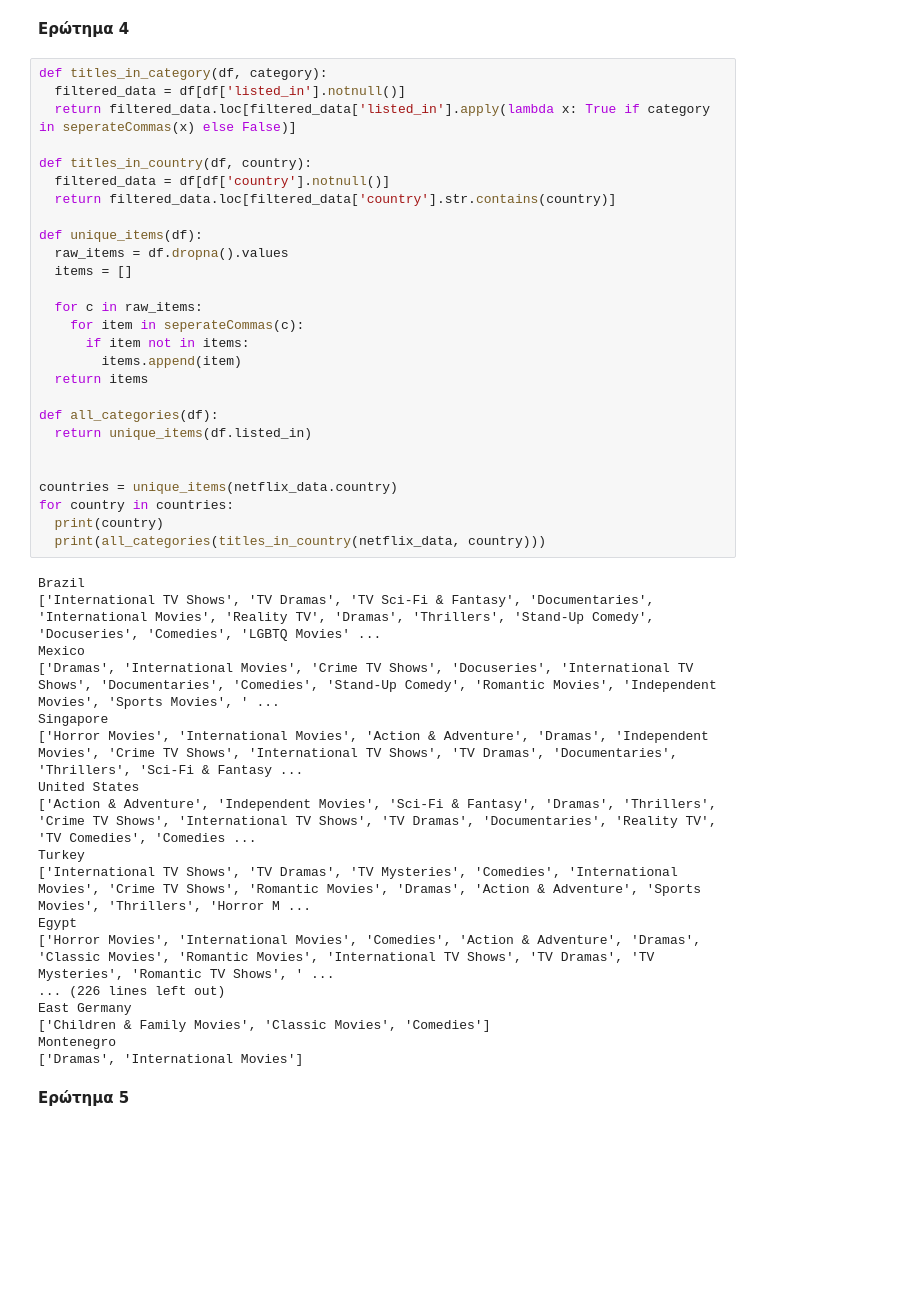
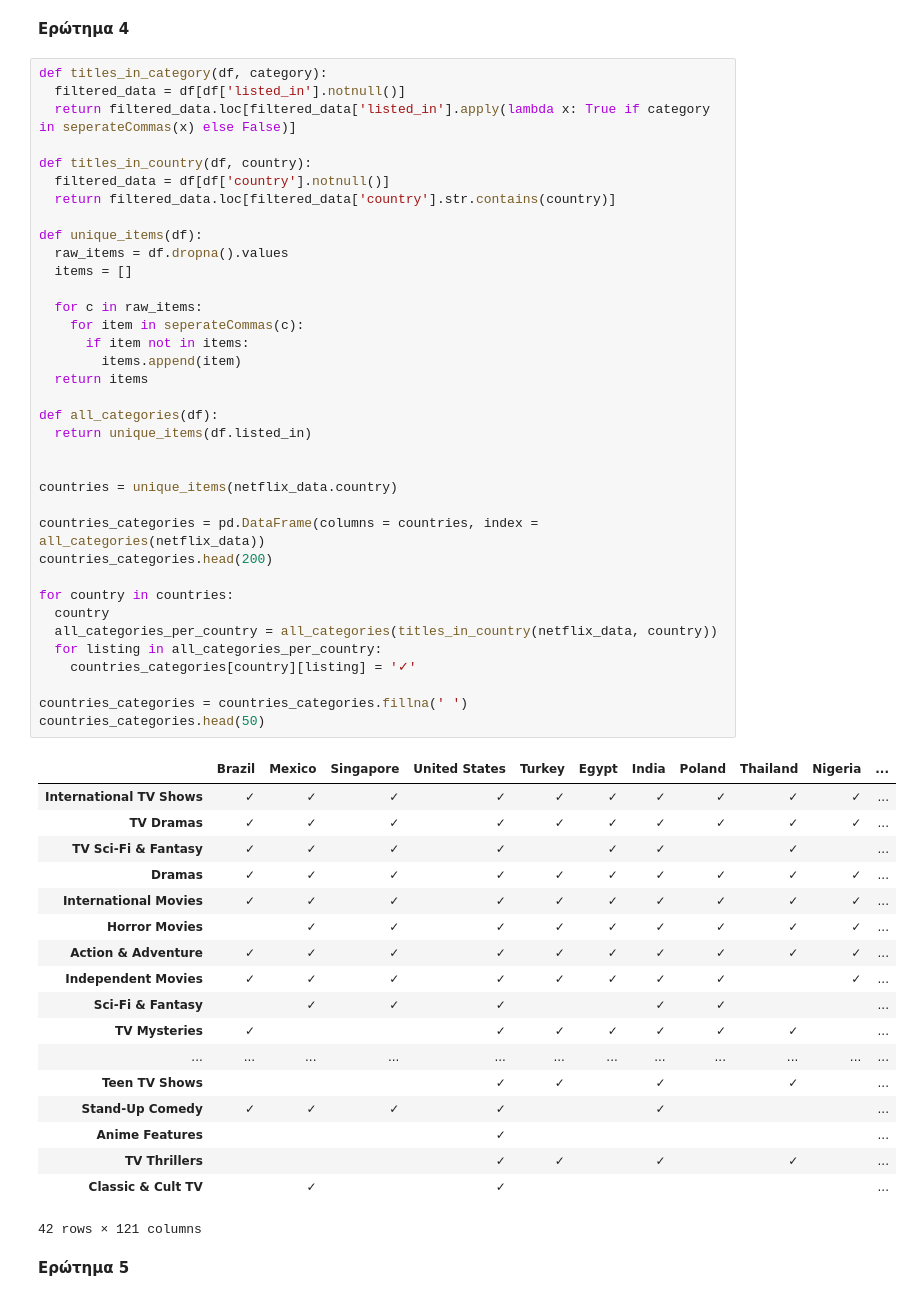
Before and after one commit to d-maniatakos/data-mining-assignment1, a Jupyter notebook: data_mining_assignment1.ipynb, the cells around one changed output. Cells and saved outputs as stored; diff of their text form; blank space fills up the shorter version.

```diff
--- a/data_mining_assignment1.ipynb
+++ b/data_mining_assignment1.ipynb
@@ -104,48 +104,58 @@ Most popular country is United States with 3296 titles.
 # %%
 def titles_in_category(df, category):
   filtered_data = df[df['listed_in'].notnull()]
   return filtered_data.loc[filtered_data['listed_in'].apply(lambda x: True if category in seperateCommas(x) else False)]
 
 def titles_in_country(df, country):
   filtered_data = df[df['country'].notnull()]
   return filtered_data.loc[filtered_data['country'].str.contains(country)]
 
 def unique_items(df):
   raw_items = df.dropna().values
   items = []
 
   for c in raw_items:
     for item in seperateCommas(c):
       if item not in items:
         items.append(item)
   return items
 
 def all_categories(df):
   return unique_items(df.listed_in)
 
 
 countries = unique_items(netflix_data.country)
+
+countries_categories = pd.DataFrame(columns = countries, index = all_categories(netflix_data))
+countries_categories.head(200)
+
 for country in countries:
-  print(country)
-  print(all_categories(titles_in_country(netflix_data, country)))
+  country
+  all_categories_per_country = all_categories(titles_in_country(netflix_data, country))
+  for listing in all_categories_per_country:
+    countries_categories[country][listing] = '✓'
+
+countries_categories = countries_categories.fillna(' ')
+countries_categories.head(50)
 # %% [output]
+|  | Brazil | Mexico | Singapore | United States | Turkey | Egypt | India | Poland | Thailand | Nigeria | ... |
+| International TV Shows | ✓ | ✓ | ✓ | ✓ | ✓ | ✓ | ✓ | ✓ | ✓ | ✓ | ... |
+| TV Dramas | ✓ | ✓ | ✓ | ✓ | ✓ | ✓ | ✓ | ✓ | ✓ | ✓ | ... |
+| TV Sci-Fi & Fantasy | ✓ | ✓ | ✓ | ✓ |  | ✓ | ✓ |  | ✓ |  | ... |
+| Dramas | ✓ | ✓ | ✓ | ✓ | ✓ | ✓ | ✓ | ✓ | ✓ | ✓ | ... |
+| International Movies | ✓ | ✓ | ✓ | ✓ | ✓ | ✓ | ✓ | ✓ | ✓ | ✓ | ... |
+| Horror Movies |  | ✓ | ✓ | ✓ | ✓ | ✓ | ✓ | ✓ | ✓ | ✓ | ... |
+| Action & Adventure | ✓ | ✓ | ✓ | ✓ | ✓ | ✓ | ✓ | ✓ | ✓ | ✓ | ... |
+| Independent Movies | ✓ | ✓ | ✓ | ✓ | ✓ | ✓ | ✓ | ✓ |  | ✓ | ... |
+| Sci-Fi & Fantasy |  | ✓ | ✓ | ✓ |  |  | ✓ | ✓ |  |  | ... |
+| TV Mysteries | ✓ |  |  | ✓ | ✓ | ✓ | ✓ | ✓ | ✓ |  | ... |
+| ... | ... | ... | ... | ... | ... | ... | ... | ... | ... | ... | ... |
+| Teen TV Shows |  |  |  | ✓ | ✓ |  | ✓ |  | ✓ |  | ... |
+| Stand-Up Comedy | ✓ | ✓ | ✓ | ✓ |  |  | ✓ |  |  |  | ... |
+| Anime Features |  |  |  | ✓ |  |  |  |  |  |  | ... |
+| TV Thrillers |  |  |  | ✓ | ✓ |  | ✓ |  | ✓ |  | ... |
+| Classic & Cult TV |  | ✓ |  | ✓ |  |  |  |  |  |  | ... |
-Brazil
-['International TV Shows', 'TV Dramas', 'TV Sci-Fi & Fantasy', 'Documentaries', 'International Movies', 'Reality TV', 'Dramas', 'Thrillers', 'Stand-Up Comedy', 'Docuseries', 'Comedies', 'LGBTQ Movies' ...
-Mexico
-['Dramas', 'International Movies', 'Crime TV Shows', 'Docuseries', 'International TV Shows', 'Documentaries', 'Comedies', 'Stand-Up Comedy', 'Romantic Movies', 'Independent Movies', 'Sports Movies', ' ...
-Singapore
-['Horror Movies', 'International Movies', 'Action & Adventure', 'Dramas', 'Independent Movies', 'Crime TV Shows', 'International TV Shows', 'TV Dramas', 'Documentaries', 'Thrillers', 'Sci-Fi & Fantasy ...
-United States
-['Action & Adventure', 'Independent Movies', 'Sci-Fi & Fantasy', 'Dramas', 'Thrillers', 'Crime TV Shows', 'International TV Shows', 'TV Dramas', 'Documentaries', 'Reality TV', 'TV Comedies', 'Comedies ...
-Turkey
-['International TV Shows', 'TV Dramas', 'TV Mysteries', 'Comedies', 'International Movies', 'Crime TV Shows', 'Romantic Movies', 'Dramas', 'Action & Adventure', 'Sports Movies', 'Thrillers', 'Horror M ...
-Egypt
-['Horror Movies', 'International Movies', 'Comedies', 'Action & Adventure', 'Dramas', 'Classic Movies', 'Romantic Movies', 'International TV Shows', 'TV Dramas', 'TV Mysteries', 'Romantic TV Shows', ' ...
-... (226 lines left out)
-East Germany
-['Children & Family Movies', 'Classic Movies', 'Comedies']
-Montenegro
-['Dramas', 'International Movies']
+42 rows × 121 columns
 # %% [markdown]
 **Ερώτημα 5**
 # %%
```
